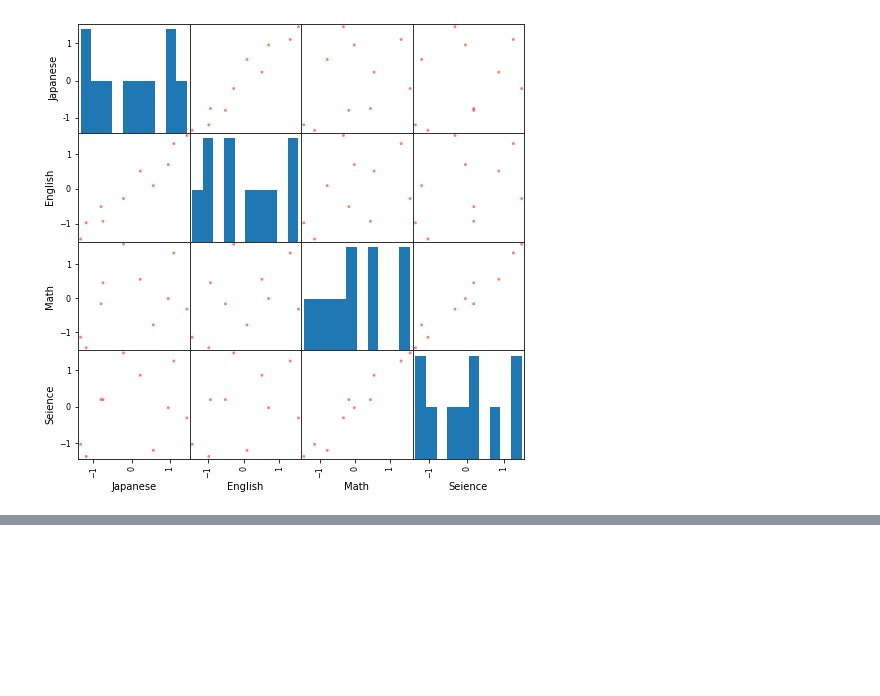
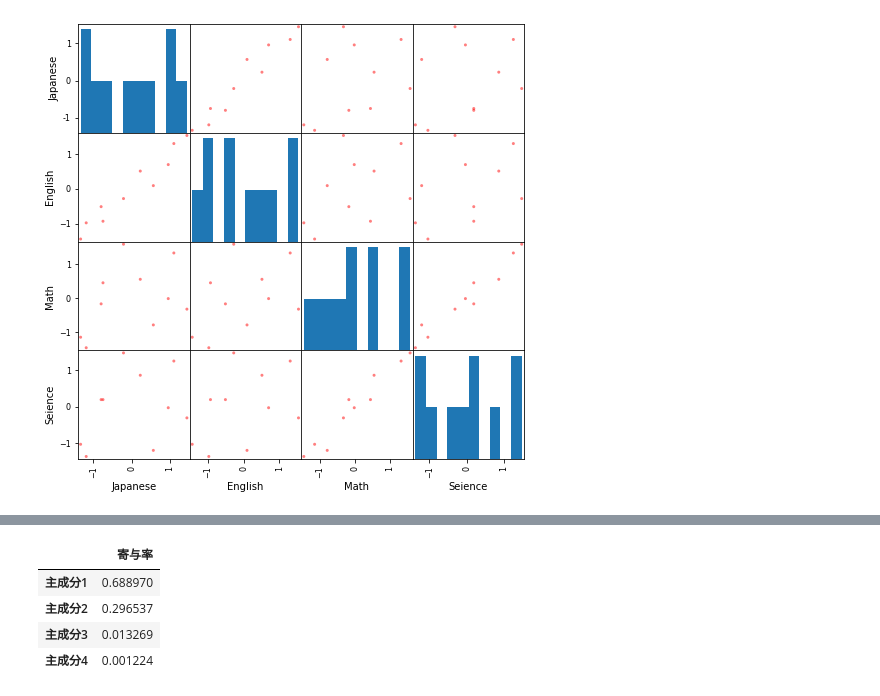
Before and after one commit to englishta/algorithm, a Jupyter notebook: prac2.ipynb, the cells around one changed output, grey strips where cells are left out. Drawn from its saved outputs; the diff is of its cells as text; code cells hidden in the pictures; blank space fills up the shorter version.

```diff
--- a/prac2.ipynb
+++ b/prac2.ipynb
@@ -86,0 +129,11 @@ array([[<AxesSubplot:xlabel='Japanese', ylabel='Japanese'>,
+# %%
+df_evr = pd.DataFrame(data = ev_ratio,
+                      columns = ['寄与率'],
+                      index = ["主成分{}".format(x+1) for x in range(len(frame3.columns))])
+df_evr
+# %% [output]
+|  | 寄与率 |
+| 主成分1 | 0.688970 |
+| 主成分2 | 0.296537 |
+| 主成分3 | 0.013269 |
+| 主成分4 | 0.001224 |
```
Also changed, not shown: parts of 4 cells of this notebook, 1 other file.
